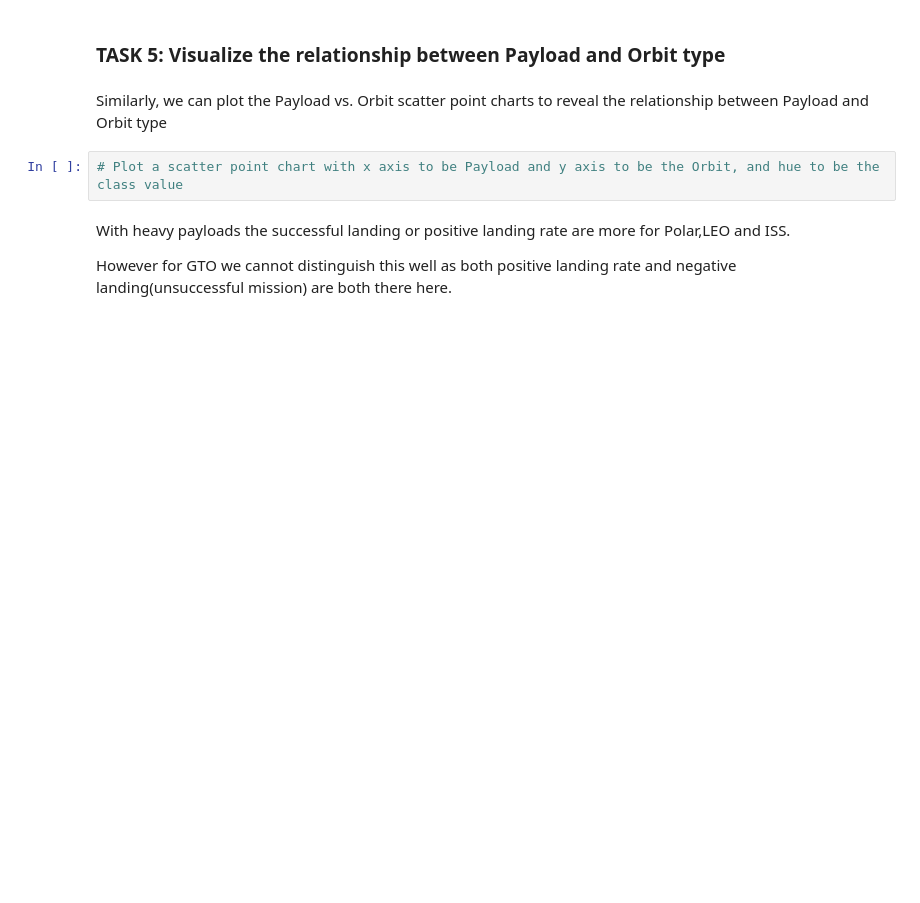
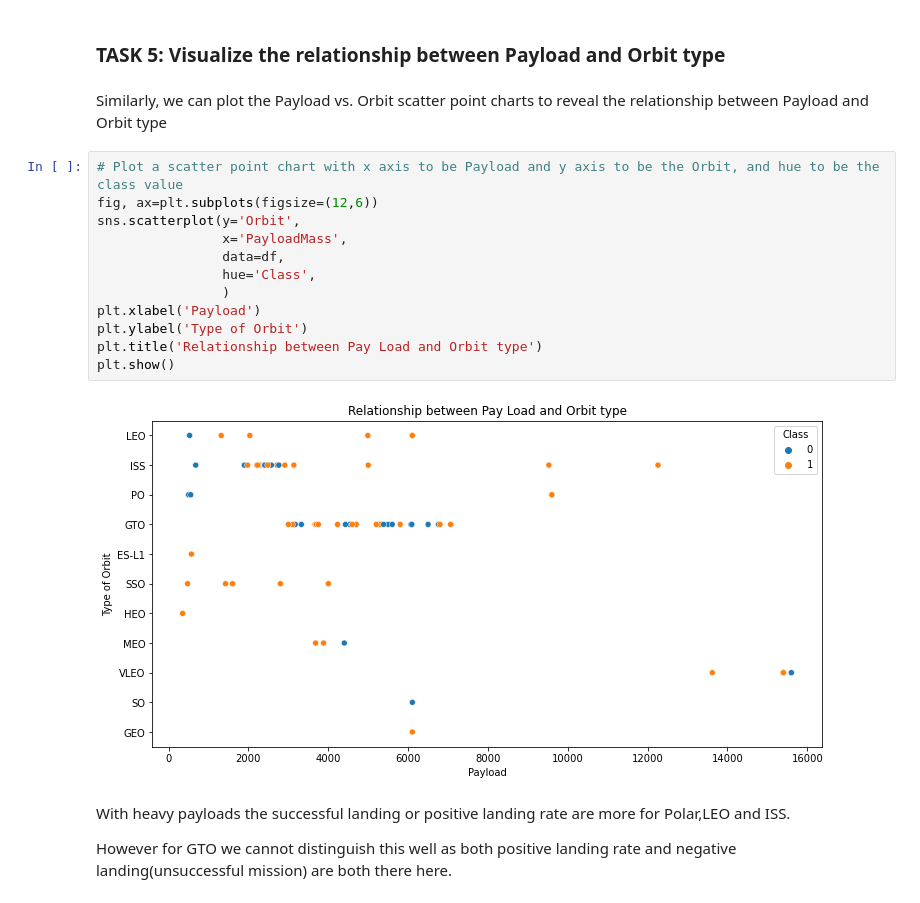
Before and after one commit to leonsor/Capstone-Data-Science, a Jupyter notebook: EDA using Data Visualisation.ipynb, the cells around one changed output. Saved outputs shown, nothing was run; the diff lists cells and outputs as text; blank space fills up the shorter version.

```diff
--- a/EDA using Data Visualisation.ipynb
+++ b/EDA using Data Visualisation.ipynb
@@ -157,6 +163,18 @@ You should see that in the LEO orbit the Success appears related to the number o
 Similarly, we can plot the Payload vs. Orbit scatter point charts to reveal the relationship between Payload and Orbit type
 # %%
 # Plot a scatter point chart with x axis to be Payload and y axis to be the Orbit, and hue to be the class value
+fig, ax=plt.subplots(figsize=(12,6))
+sns.scatterplot(y='Orbit',
+                x='PayloadMass',
+                data=df,
+                hue='Class',
+                )
+plt.xlabel('Payload')
+plt.ylabel('Type of Orbit')
+plt.title('Relationship between Pay Load and Orbit type')
+plt.show()
+# %% [output]
+[figure, added]
 # %% [markdown]
 With heavy payloads the successful landing or positive landing rate are more for Polar,LEO and ISS.
 
```
Also changed, not shown: parts of 9 cells of this notebook.
